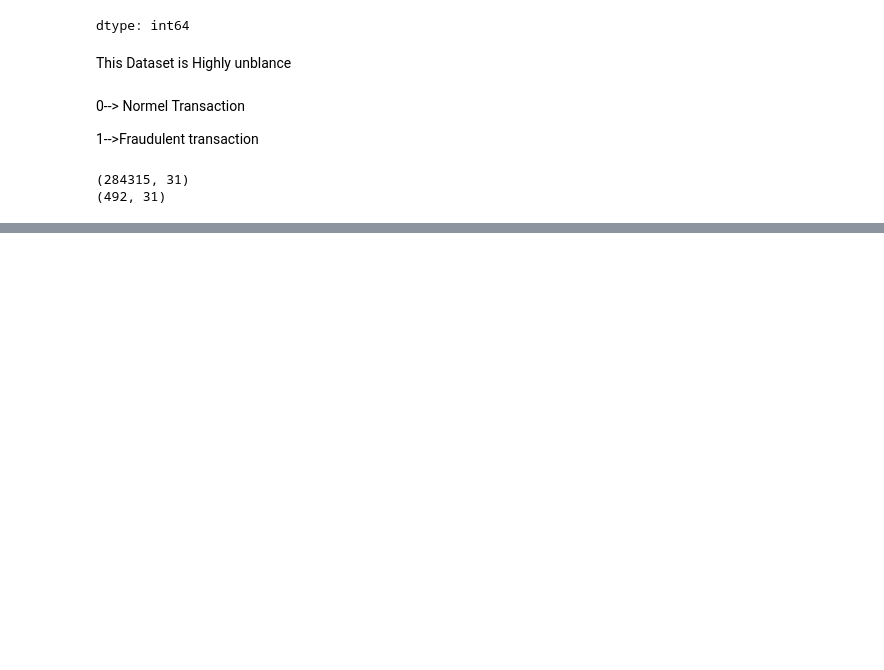
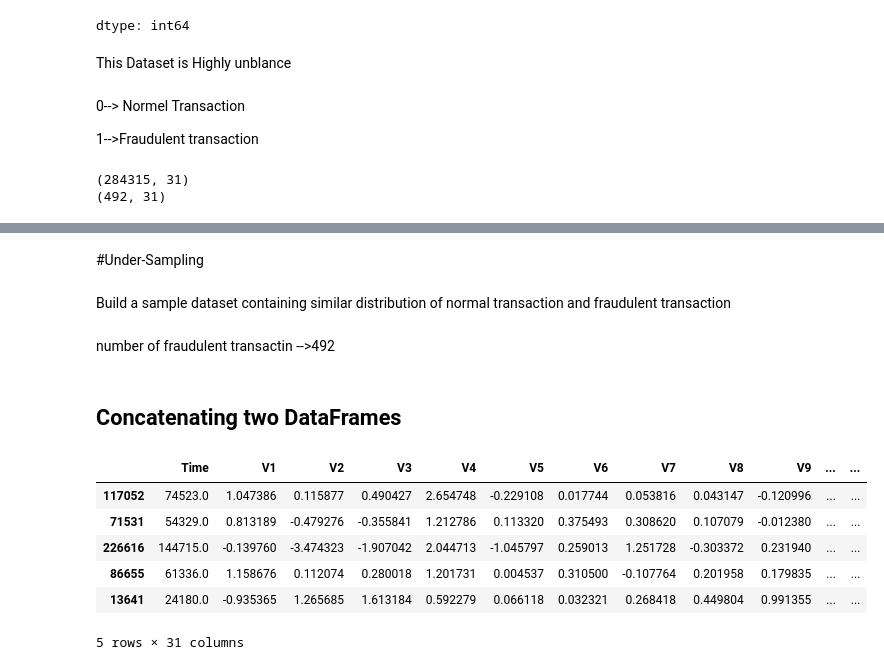
Before and after one commit to HMBinara/ML_Project, a Jupyter notebook: Credit_Card_Fraud_Detection.ipynb, the cells around one changed output, grey strips where cells are left out. Cells and saved outputs as stored; diff of their text form; code cells hidden in the pictures; blank space fills up the shorter version.

```diff
--- a/Credit_Card_Fraud_Detection.ipynb
+++ b/Credit_Card_Fraud_Detection.ipynb
@@ -108,0 +145,24 @@ print(fraud.shape)
+# %% [markdown]
+#Under-Sampling
+# %% [markdown]
+Build a sample dataset containing similar distribution of normal transaction and fraudulent transaction
+# %% [markdown]
+number of fraudulent transactin -->492
+# %%
+legit_sample = legit.sample(n = 492)
+# %% [markdown]
+
+Concatenating two DataFrames
+---
+# %%
+new_dataset = pd.concat([legit_sample,fraud],axis=0)
+# %%
+new_dataset.head()
+# %% [output]
+|  | Time | V1 | V2 | V3 | V4 | V5 | V6 | V7 | V8 | V9 | ... | ... |
+| 117052 | 74523.0 | 1.047386 | 0.115877 | 0.490427 | 2.654748 | -0.229108 | 0.017744 | 0.053816 | 0.043147 | -0.120996 | ... | ... |
+| 71531 | 54329.0 | 0.813189 | -0.479276 | -0.355841 | 1.212786 | 0.113320 | 0.375493 | 0.308620 | 0.107079 | -0.012380 | ... | ... |
+| 226616 | 144715.0 | -0.139760 | -3.474323 | -1.907042 | 2.044713 | -1.045797 | 0.259013 | 1.251728 | -0.303372 | 0.231940 | ... | ... |
+| 86655 | 61336.0 | 1.158676 | 0.112074 | 0.280018 | 1.201731 | 0.004537 | 0.310500 | -0.107764 | 0.201958 | 0.179835 | ... | ... |
+| 13641 | 24180.0 | -0.935365 | 1.265685 | 1.613184 | 0.592279 | 0.066118 | 0.032321 | 0.268418 | 0.449804 | 0.991355 | ... | ... |
+5 rows × 31 columns
```
Also changed, not shown: parts of 18 cells of this notebook.
